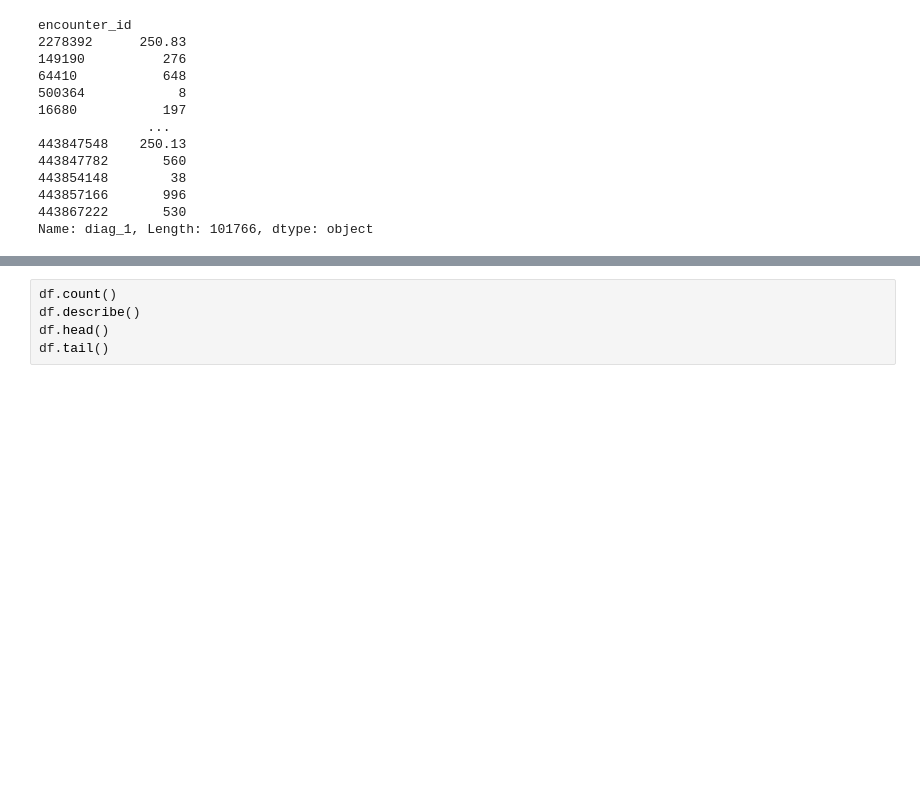
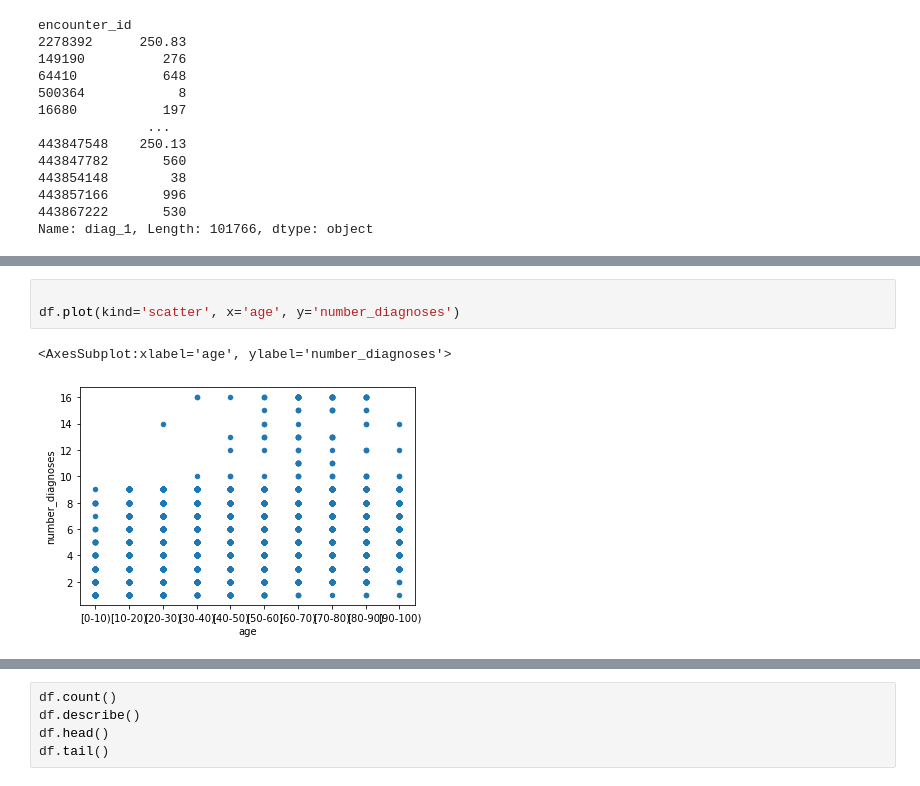
Before and after one commit to leeleeisme/Project-2, a Jupyter notebook: Python Project 2 CDC Data.ipynb, the cells around one changed output, grey strips where cells are left out. Saved outputs shown, nothing was run; the diff lists cells and outputs as text; blank space fills up the shorter version.

```diff
--- a/Python Project 2 CDC Data.ipynb
+++ b/Python Project 2 CDC Data.ipynb
@@ -101,0 +267,6 @@ df.plot(x= "race", y="age",
+# %%
+
+df.plot(kind='scatter', x='age', y='number_diagnoses')
+# %% [output]
+<AxesSubplot:xlabel='age', ylabel='number_diagnoses'>
+[figure, added]
```
Also changed, not shown: parts of 42 cells of this notebook.
